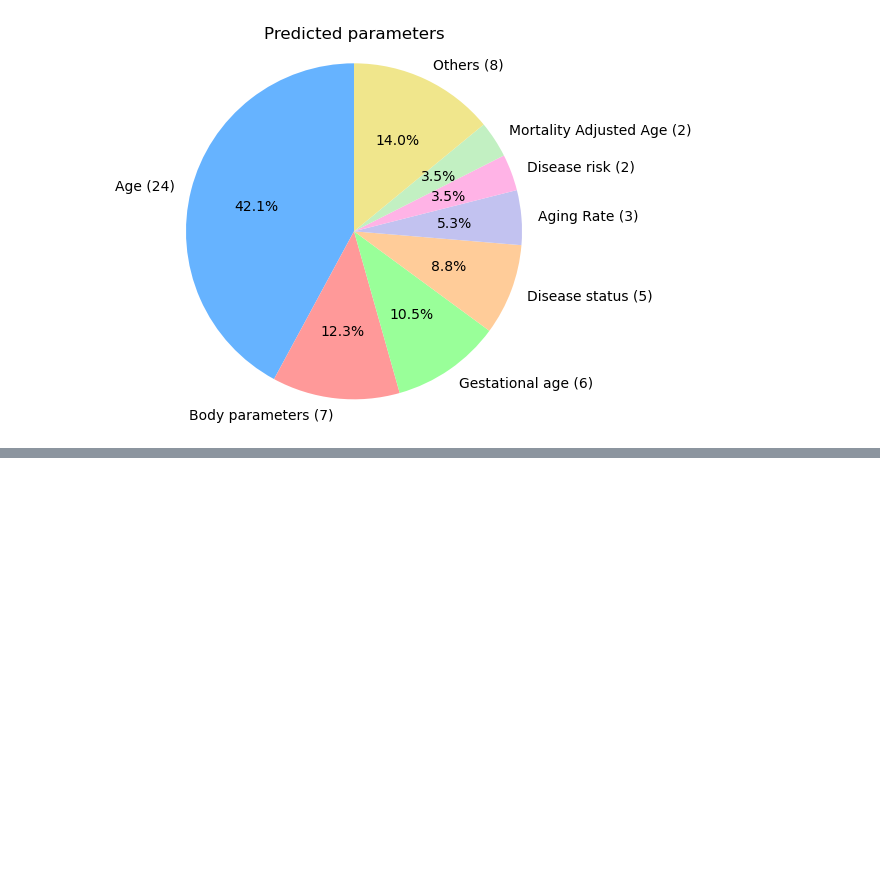
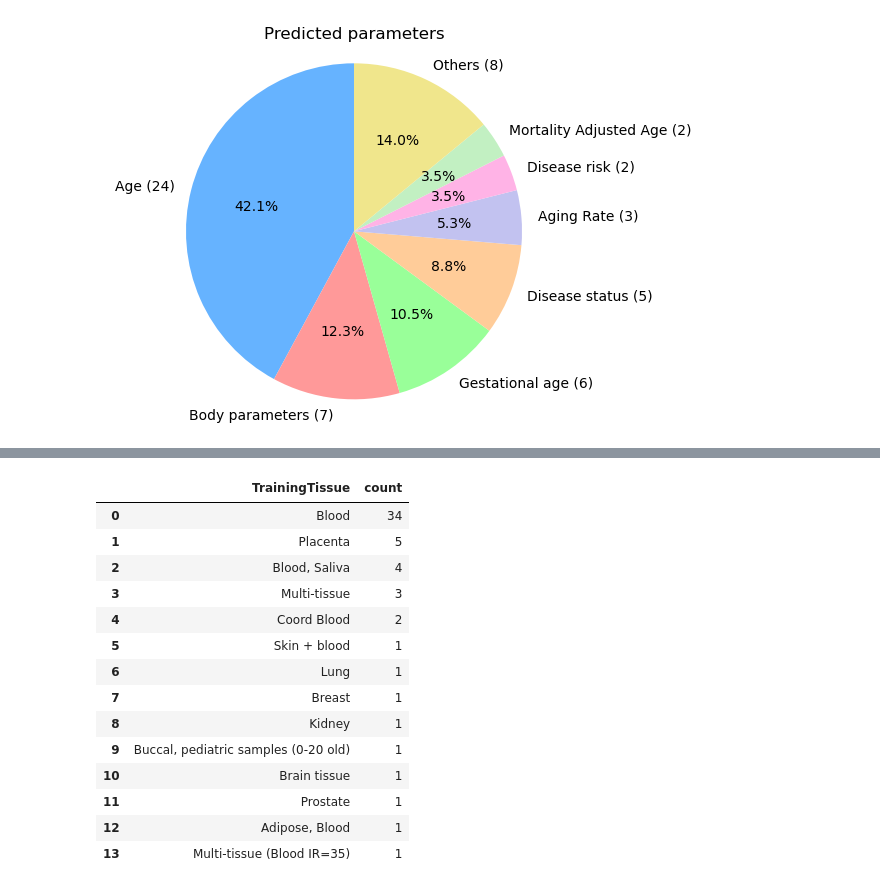
Before and after one commit to ComputationalAgingLab/ComputAge, a Jupyter notebook: workbook_models_analysis.ipynb, the cells around one changed output, grey strips where cells are left out. Saved outputs shown, nothing was run; the diff lists cells and outputs as text; code cells hidden in the pictures; blank space fills up the shorter version.

```diff
--- a/workbook_models_analysis.ipynb
+++ b/workbook_models_analysis.ipynb
@@ -149,0 +138,20 @@ Name: count, dtype: int64
+# %%
+tissues = pd.DataFrame((models_data['TrainingTissue'].value_counts()))
+tissues.reset_index(inplace=True)
+tissues
+# %% [output]
+|  | TrainingTissue | count |
+| 0 | Blood | 34 |
+| 1 | Placenta | 5 |
+| 2 | Blood, Saliva | 4 |
+| 3 | Multi-tissue | 3 |
+| 4 | Coord Blood | 2 |
+| 5 | Skin + blood | 1 |
+| 6 | Lung | 1 |
+| 7 | Breast | 1 |
+| 8 | Kidney | 1 |
+| 9 | Buccal, pediatric samples (0-20 old) | 1 |
+| 10 | Brain tissue | 1 |
+| 11 | Prostate | 1 |
+| 12 | Adipose, Blood | 1 |
+| 13 | Multi-tissue (Blood IR=35) | 1 |
```
Also changed, not shown: parts of 10 cells of this notebook, 1 other file.
